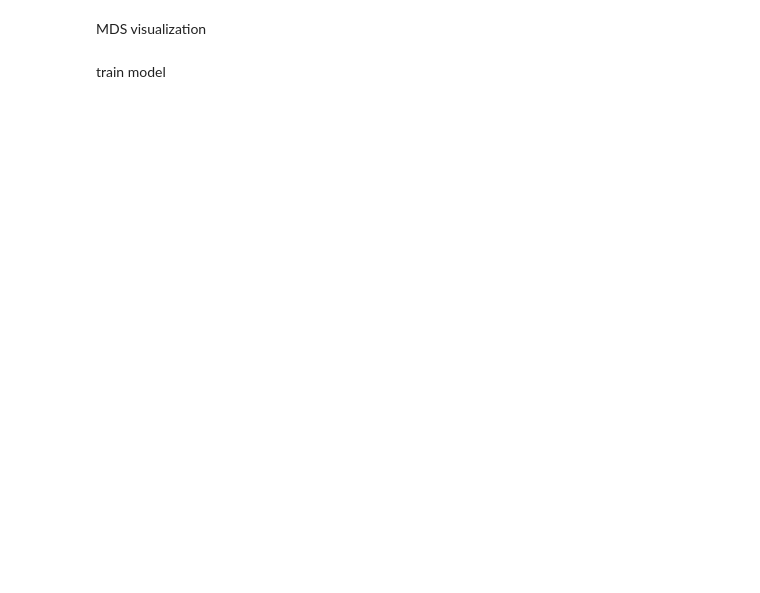
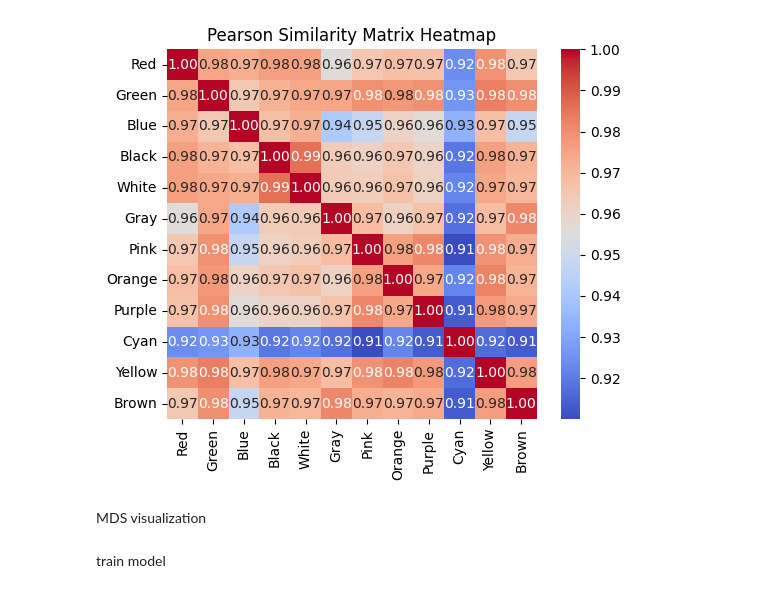
Before and after one commit to auto-Dog/name_estimator, a Jupyter notebook: embeddings/color-embeddings.ipynb, the cells around one changed output. Saved outputs shown, nothing was run; the diff lists cells and outputs as text; code cells hidden in the pictures; blank space fills up the shorter version.

```diff
--- a/embeddings/color-embeddings.ipynb
+++ b/embeddings/color-embeddings.ipynb
@@ -73,3 +128,13 @@ plt.show()
+# %%
+pearson_df = out_df.T
+pearson_cov_mat = pearson_df.corr(method='pearson')
+# 展示计算的协方差矩阵
+sns.heatmap(pearson_cov_mat, annot=True, cmap='coolwarm', fmt='.2f', square=True)
+# 显示图形
+plt.title('Pearson Similarity Matrix Heatmap')
+plt.show()
+# %% [output]
+[figure, added]
 # %% [markdown]
 MDS visualization
 # %%
```
Also changed, not shown: parts of 7 cells of this notebook, 2 other files.
